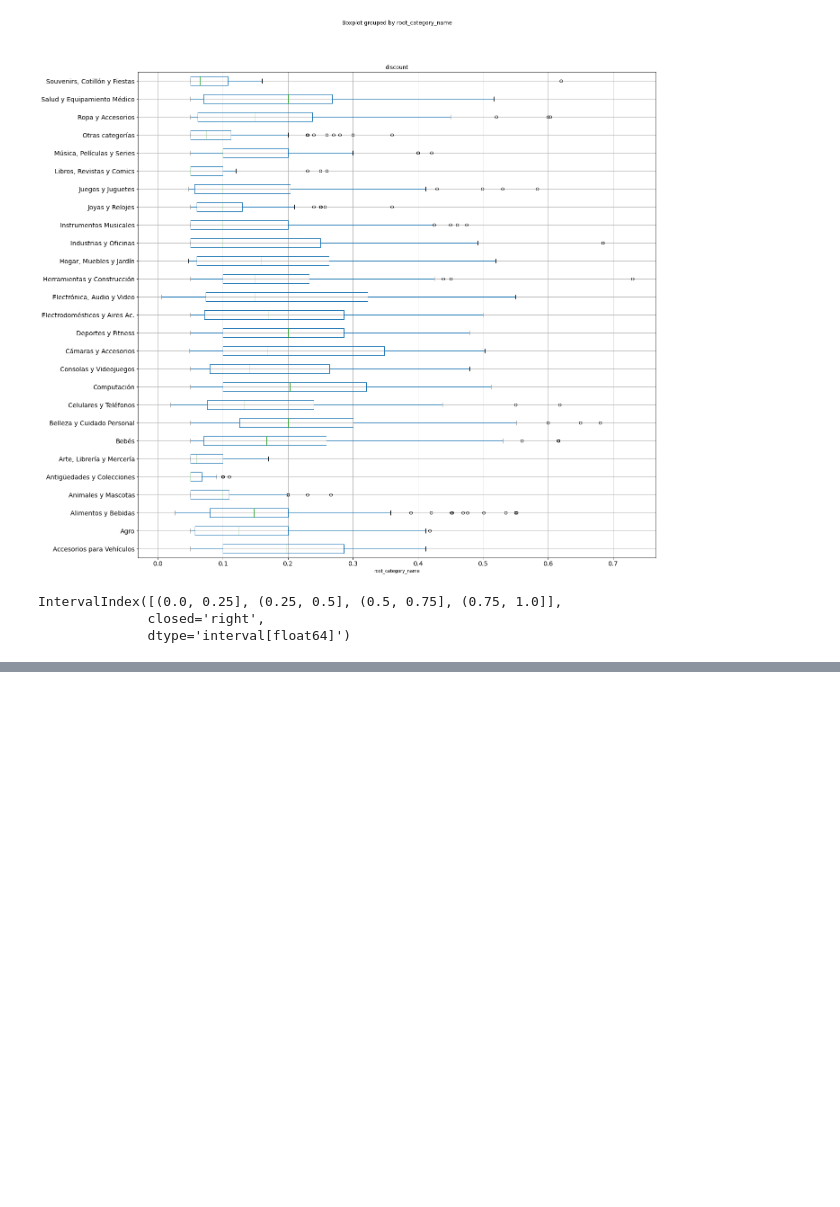
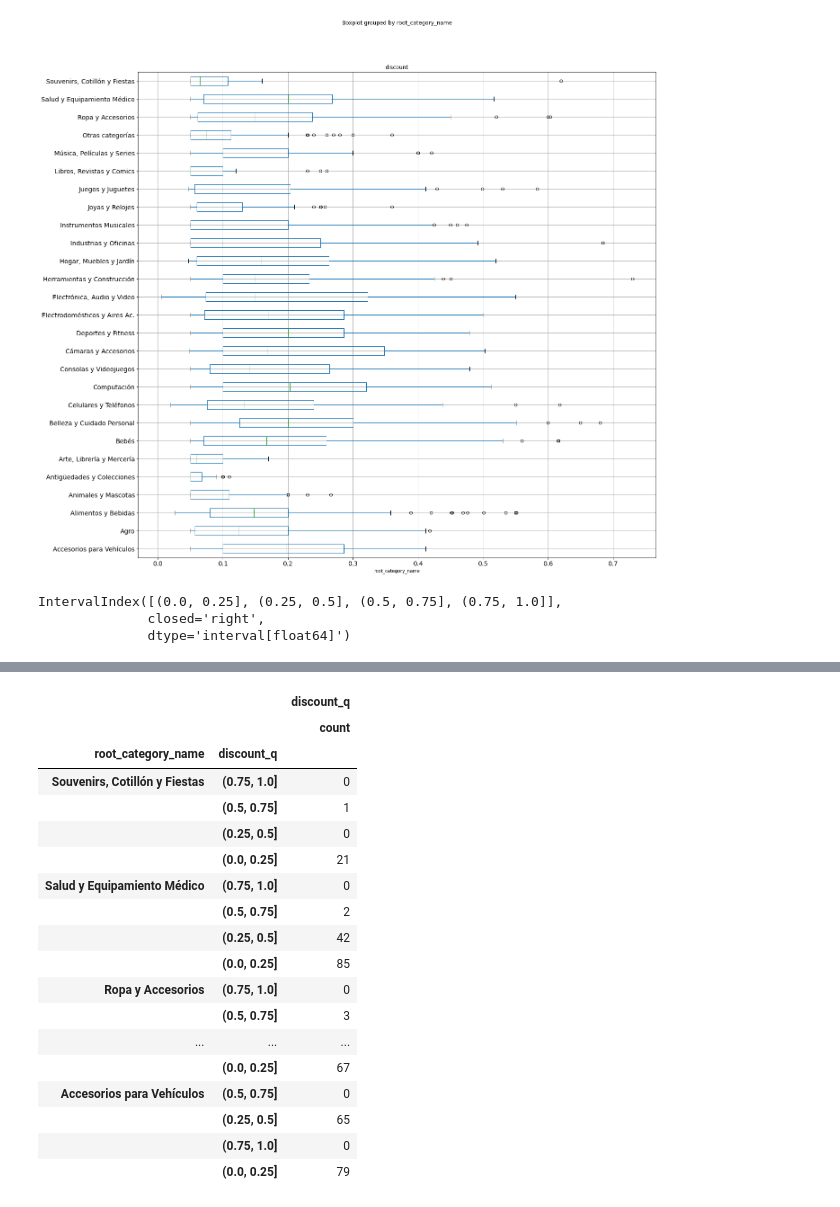
Before and after one commit to onofricamila/DSChallengeMELI, a Jupyter notebook: (1) Exploracion y analisis/EDA Publicaciones con descuento.ipynb, the cells around one changed output, grey strips where cells are left out. Cells and saved outputs as stored; diff of their text form; code cells hidden in the pictures; blank space fills up the shorter version.

```diff
--- a/(1) Exploracion y analisis/EDA Publicaciones con descuento.ipynb
+++ b/(1) Exploracion y analisis/EDA Publicaciones con descuento.ipynb
@@ -693,3 +693,27 @@ df_final_discount.head()
 | 15 | MLA785918507 | MLA | Kit Led Cree Cob H1 H7 H3 9005 12... | 999.0 | ARS | 500 | 5000 | buy_it_now | ... |
 | 17 | MLA836882881 | MLA | Mini Compresor De Aire Portatil 1... | 1003.0 | ARS | 500 | 500 | buy_it_now | ... |
 | 18 | MLA836881964 | MLA | Compresor De Aire Alto Impacto Po... | 2127.0 | ARS | 500 | 500 | buy_it_now | ... |
+# %%
+df_final_discount.groupby(["root_category_name", "discount_q"]).agg({
+    "discount_q": ['count']
+}).sort_values("root_category_name", ascending=False)
+# %% [output]
+|  |  | discount_q |
+|  |  | count |
+| root_category_name | discount_q |  |
+| Souvenirs, Cotillón y Fiestas | (0.75, 1.0] | 0 |
+|  | (0.5, 0.75] | 1 |
+|  | (0.25, 0.5] | 0 |
+|  | (0.0, 0.25] | 21 |
+| Salud y Equipamiento Médico | (0.75, 1.0] | 0 |
+|  | (0.5, 0.75] | 2 |
+|  | (0.25, 0.5] | 42 |
+|  | (0.0, 0.25] | 85 |
+| Ropa y Accesorios | (0.75, 1.0] | 0 |
+|  | (0.5, 0.75] | 3 |
+| ... | ... | ... |
+|  | (0.0, 0.25] | 67 |
+| Accesorios para Vehículos | (0.5, 0.75] | 0 |
+|  | (0.25, 0.5] | 65 |
+|  | (0.75, 1.0] | 0 |
+|  | (0.0, 0.25] | 79 |
```
